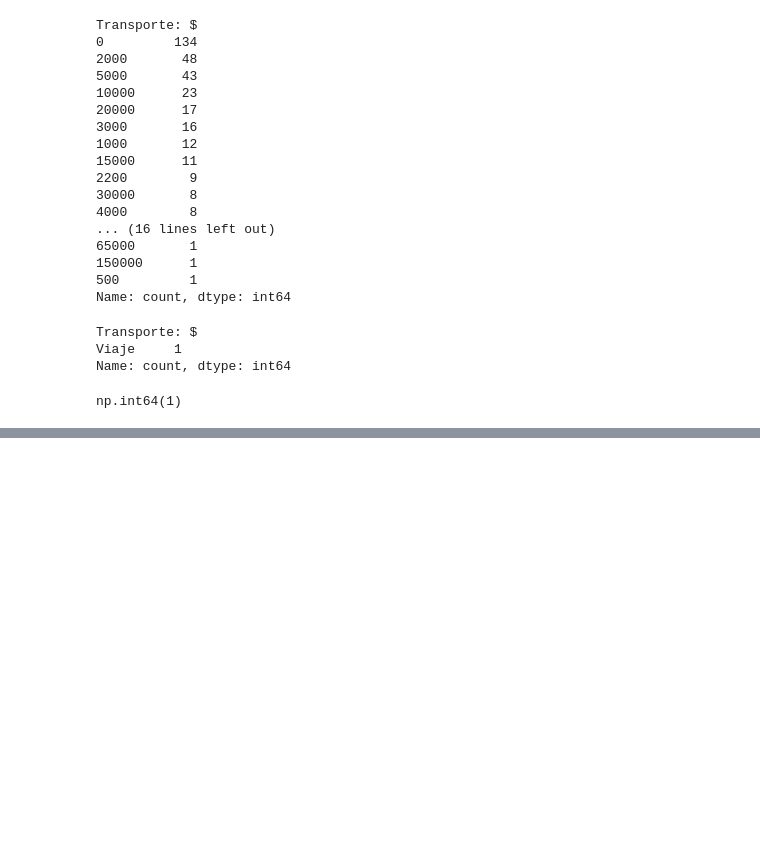
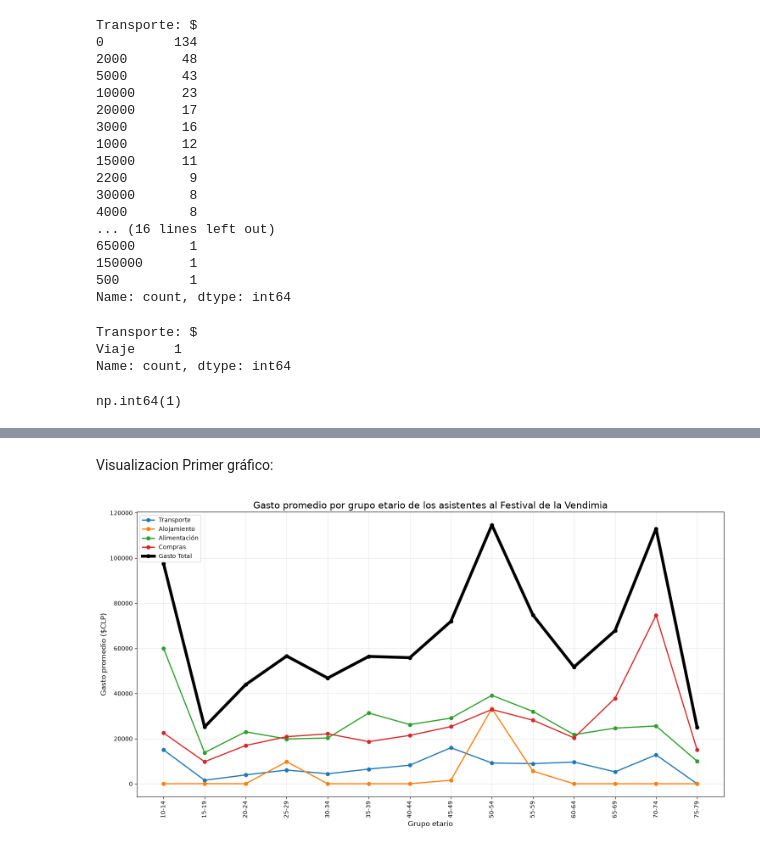
Before and after one commit to hmfc2/Proyect-EDA, a Jupyter notebook: Proyecto Capstone/EDA_encuesta_vendimia.ipynb, the cells around one changed output, grey strips where cells are left out. Saved outputs shown, nothing was run; the diff lists cells and outputs as text; code cells hidden in the pictures; blank space fills up the shorter version.

```diff
--- a/Proyecto Capstone/EDA_encuesta_vendimia.ipynb
+++ b/Proyecto Capstone/EDA_encuesta_vendimia.ipynb
@@ -370,0 +382,5 @@ Name: Transporte: $, Length: 390, dtype: float64>
+# %%
+#Renombrar las columnas que se van a trabajar
+vendimia = vendimia.rename(columns={"¿Cuál es su edad?": "Edad","¿En qué comuna reside actualmente?": "Comuna", "Transporte: $": "Gasto_Transporte", "Alojamiento: $": "Gasto_Alojamiento", "Alimentación: $": "Gasto_Alimentacion", "Compras (vino, recuerdos, artesanías): $": "Gasto_Compras"})
+vendimia["Gasto_Total"] = (vendimia["Gasto_Transporte"].fillna(0) + vendimia["Gasto_Alojamiento"] + vendimia["Gasto_Alimentacion"] + vendimia["Gasto_Compras"])
+vendimia.info()
@@ -370,0 +735,38 @@ Name: Transporte: $, Length: 390, dtype: float64>
+# %% [markdown]
+Visualizacion
+Primer gráfico:
+# %%
+bins = [0, 4, 9, 14, 19, 24, 29, 34, 39, 44, 49,54, 59, 64, 69, 74, 79, 84, 100]
+labels = ["0-4", "5-9", "10-14", "15-19","20-24", "25-29", "30-34", "35-39","40-44", "45-49", "50-54", "55-59","60-64", "65-69", "70-74", "75-79","80-84", "85+"]
+
+vendimia["Grupo_Edad"] = pd.cut(vendimia["Edad"],bins=bins,labels=labels,include_lowest=True)
+
+gastos_edad = vendimia.groupby("Grupo_Edad")[["Gasto_Transporte","Gasto_Alojamiento","Gasto_Alimentacion","Gasto_Compras","Gasto_Total"]].mean()
+dispersion = vendimia.groupby("Grupo_Edad")["Gasto_Total"].std()
+
+fig, ax = plt.subplots(figsize=(15,8))
+
+# Líneas secundarias
+ax.plot(gastos_edad.index,gastos_edad["Gasto_Transporte"],marker="o",linewidth=2,label="Transporte")
+ax.plot(gastos_edad.index,gastos_edad["Gasto_Alojamiento"],marker="o",linewidth=2,label="Alojamiento")
+ax.plot(gastos_edad.index,gastos_edad["Gasto_Alimentacion"],marker="o",linewidth=2,label="Alimentación")
+ax.plot(gastos_edad.index,gastos_edad["Gasto_Compras"],marker="o",linewidth=2,label="Compras")
+
+# Línea principal (más gruesa)
+ax.plot(gastos_edad.index,gastos_edad["Gasto_Total"],marker="o",linewidth=5,color="black",label="Gasto Total")
+
+plt.title("Gasto promedio por grupo etario de los asistentes al Festival de la Vendimia",fontsize=16)
+
+plt.xlabel("Grupo etario", fontsize=12)
+plt.ylabel("Gasto promedio ($CLP)", fontsize=12)
+
+# Etiquetas verticales
+plt.xticks(rotation=90)
+plt.grid(alpha=0.3)
+
+plt.legend()
+
+plt.tight_layout()
+plt.show()
+# %% [output]
+[figure, added]
```
Also changed, not shown: parts of 31 cells of this notebook.
